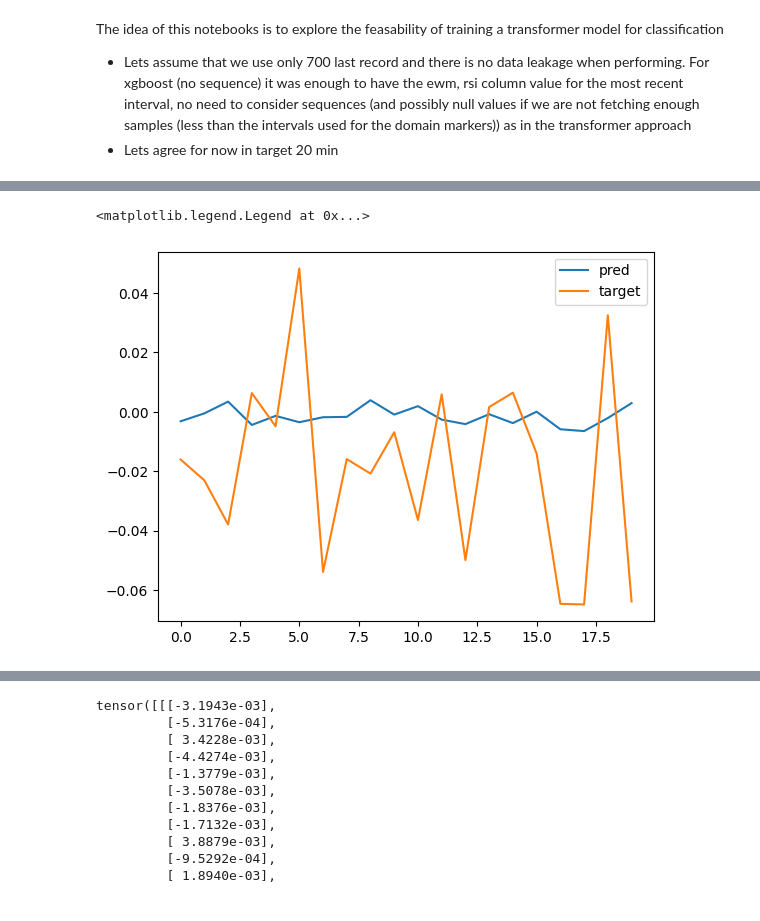
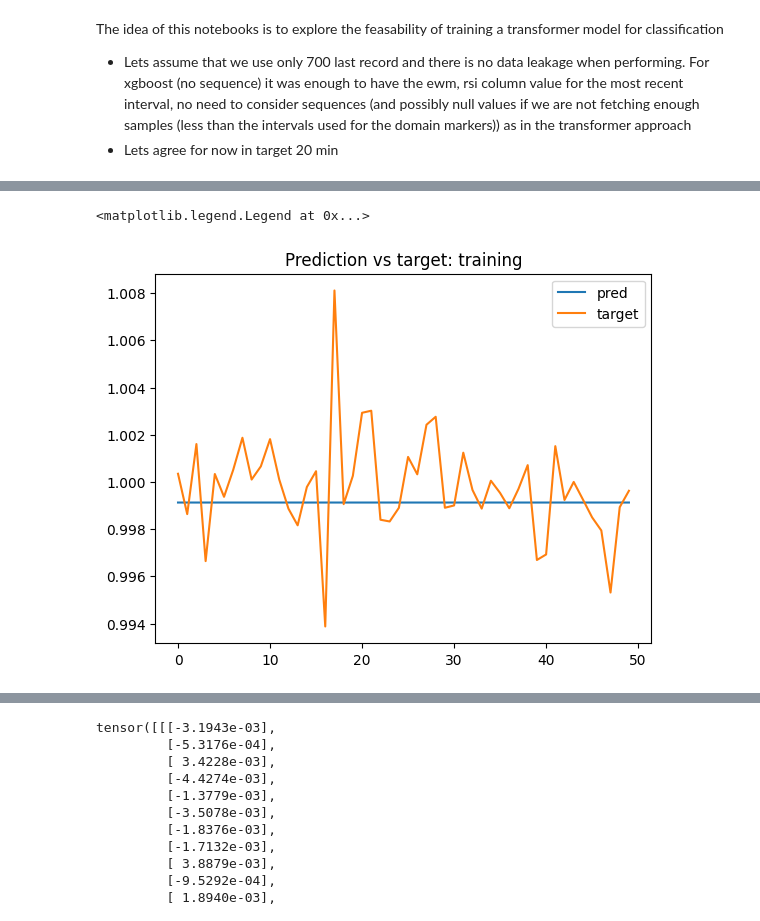
Before and after one commit to pacanada/trading, a Jupyter notebook: notebooks/transformer_model.ipynb, the cells around one changed output, grey strips where cells are left out. Saved outputs shown, nothing was run; the diff lists cells and outputs as text; code cells hidden in the pictures.

```diff
--- a/notebooks/transformer_model.ipynb
+++ b/notebooks/transformer_model.ipynb
@@ -114,14 +116,15 @@ class Config:
     n_blocks = 5
     epochs = int(1e4)
     vocab_size = 1
-    embedding_dim = 10 # must be equal to head_size in this model but not in example
+    embedding_dim = 2 # must be equal to head_size in this model but not in example
     batch_size=128
     evaluation_steps=100
-    n_head=5
+    n_head=2
     learning_rate=0.001
     dropout=0.1
     load_model = True
     path_model = get_project_root() / "data/weights/transformer_v1.pt"
+    target = "feature_domain_0"
     def __post_init__(self):
         if self.embedding_dim%self.n_head!=0:
             raise ValueError(f"Embedding dimension {self.embedding_dim} should be a multiple of n_head={self.n_head}")
@@ -129,5 +136,5 @@ config = Config()
 # %%
-features = [col for col in df.columns if col.startswith("feature")][:config.embedding_dim]
+features = [col for col in df.columns if col.startswith("feature_domain_")][:config.embedding_dim]
 targets = [col for col in df.columns if col.startswith("target")]
 print(len(features), len(targets))
 # %% [output]
@@ -155,7 +168,7 @@ def create_sequence_target(t, block_size):
 # %%
-df_sample = df[df.type=="training"].sample(30000)
+df_sample = df[df.type=="training"].sample(5000)
 X = create_sequence(df_sample[features].values, config.block_size)
-y = create_sequence_target(df_sample["target_20"].values*100, config.block_size)
+y = create_sequence_target(df_sample[config.target].values, config.block_size)
 # %%
 m = Transformer(config)
 m=m.train()
@@ -230,13 +215,13 @@ tensor([[[ 2.0000e+00,  0.0000e+00,  1.0000e+00,  1.0000e+00,  2.0000e+00],
 # %%
 m=m.eval()
 # %%
-plt.plot(m(X[0:1]).squeeze().detach().numpy(), label="pred")
-plt.plot(y[0:1].squeeze().detach().numpy(), label="target")
+plt.plot(m(X[1:2]).squeeze().detach().numpy(), label="pred")
+plt.plot(y[1:2].squeeze().detach().numpy(), label="target")
 plt.title("Prediction vs target: training")
 plt.legend()
 # %% [output]
 <matplotlib.legend.Legend at 0x...>
-[figure, old version]
+[figure, new version]
 # %%
 df_sample_test = df[df.type=="validation"].sample(3000)
 X_test = create_sequence(df_sample_test[features].values, config.block_size)
```
Also changed, not shown: parts of 9 cells of this notebook.
